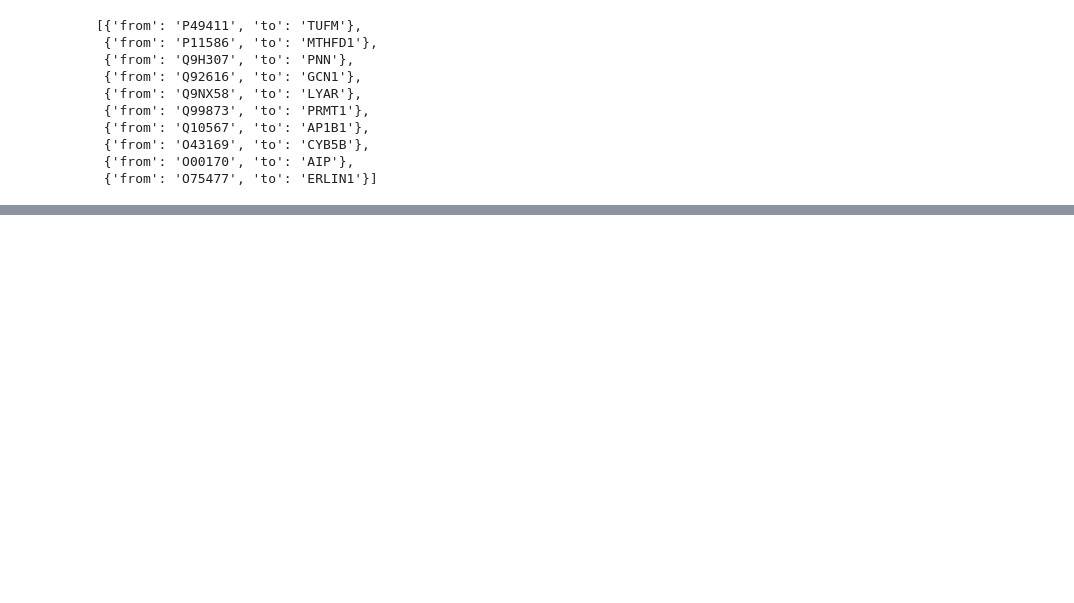
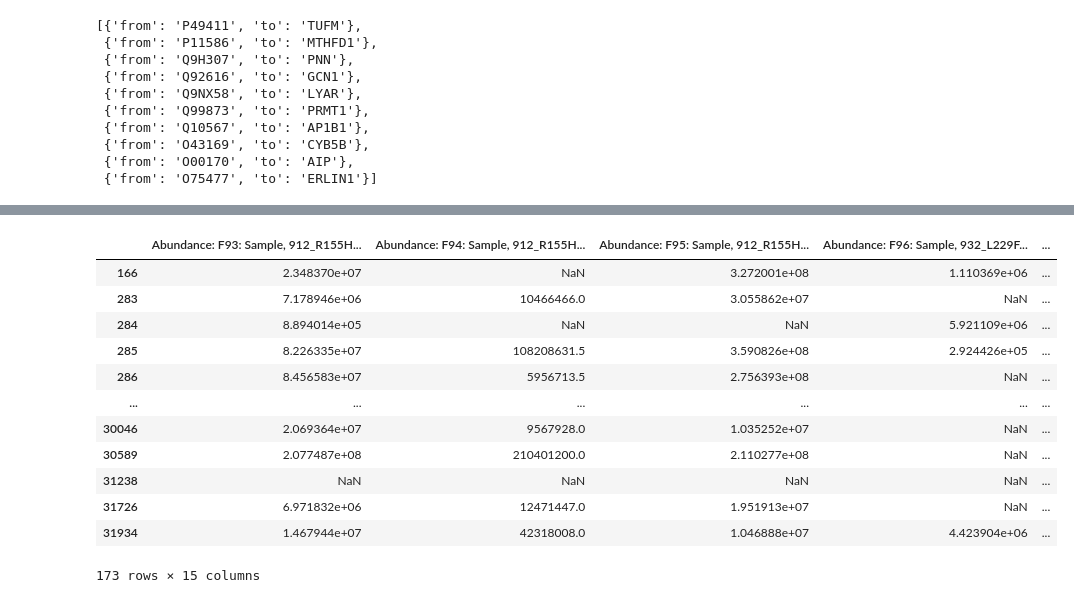
Before and after one commit to gnaprs/scviz, a Jupyter notebook: dev/dev_Uniprot_AccessionGeneSymbol.ipynb, the cells around one changed output, grey strips where cells are left out. Cells and saved outputs as stored; diff of their text form; code cells hidden in the pictures; blank space fills up the shorter version.

```diff
--- a/dev/dev_Uniprot_AccessionGeneSymbol.ipynb
+++ b/dev/dev_Uniprot_AccessionGeneSymbol.ipynb
@@ -219,0 +305,20 @@ results['failedIds']
+# %%
+df_peptide = pd.read_excel('windy_peptides.xlsx')
+df_peptide = df_peptide[df_peptide['Master Protein Accessions'].str.contains('U000')]
+df_peptide = df_peptide[abundance_col]
+
+df_peptide
+# %% [output]
+|  | Abundance: F93: Sample, 912_R155H... | Abundance: F94: Sample, 912_R155H... | Abundance: F95: Sample, 912_R155H... | Abundance: F96: Sample, 932_L229F... | ... |
+| 166 | 2.348370e+07 | NaN | 3.272001e+08 | 1.110369e+06 | ... |
+| 283 | 7.178946e+06 | 10466466.0 | 3.055862e+07 | NaN | ... |
+| 284 | 8.894014e+05 | NaN | NaN | 5.921109e+06 | ... |
+| 285 | 8.226335e+07 | 108208631.5 | 3.590826e+08 | 2.924426e+05 | ... |
+| 286 | 8.456583e+07 | 5956713.5 | 2.756393e+08 | NaN | ... |
+| ... | ... | ... | ... | ... | ... |
+| 30046 | 2.069364e+07 | 9567928.0 | 1.035252e+07 | NaN | ... |
+| 30589 | 2.077487e+08 | 210401200.0 | 2.110277e+08 | NaN | ... |
+| 31238 | NaN | NaN | NaN | NaN | ... |
+| 31726 | 6.971832e+06 | 12471447.0 | 1.951913e+07 | NaN | ... |
+| 31934 | 1.467944e+07 | 42318008.0 | 1.046888e+07 | 4.423904e+06 | ... |
+173 rows × 15 columns
```
Also changed, not shown: parts of 34 cells of this notebook, 10 other files.
